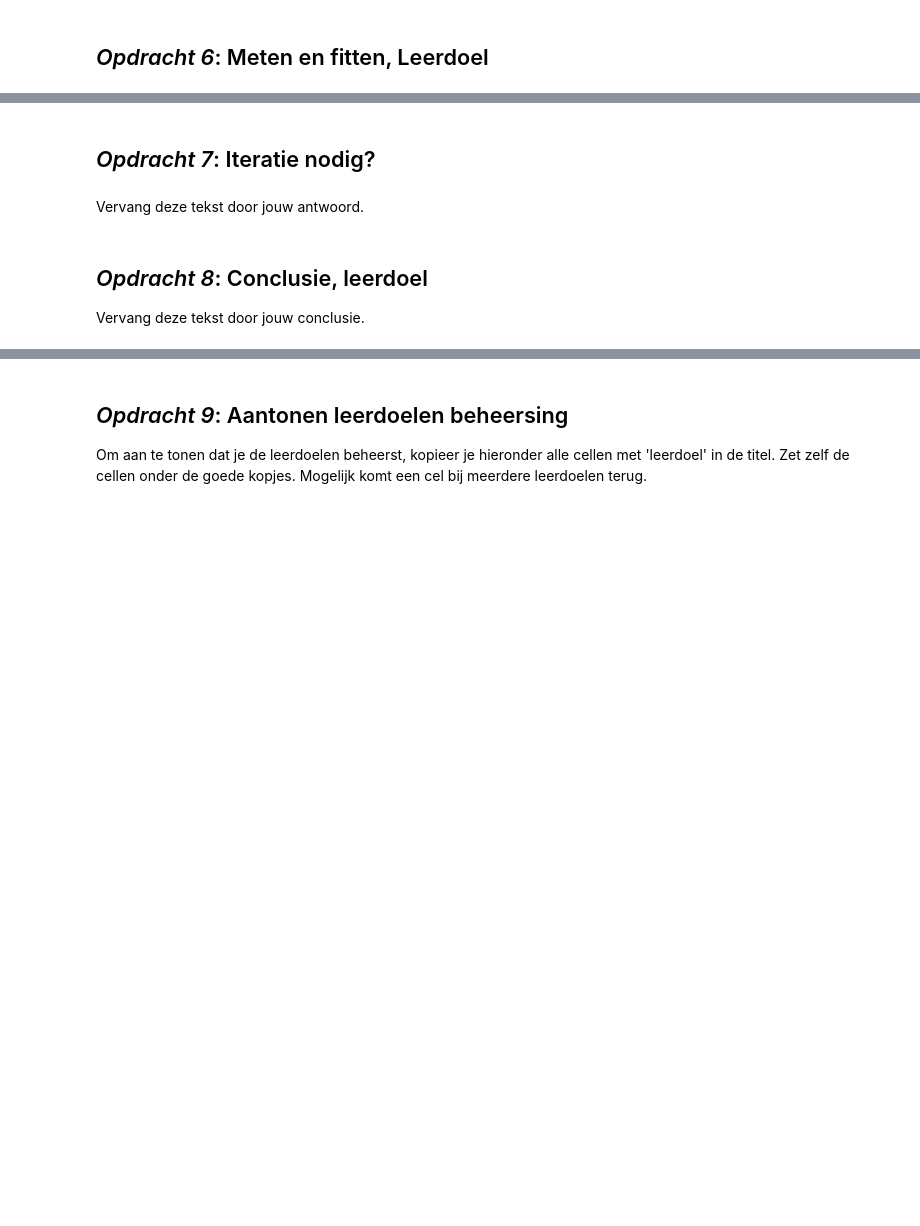
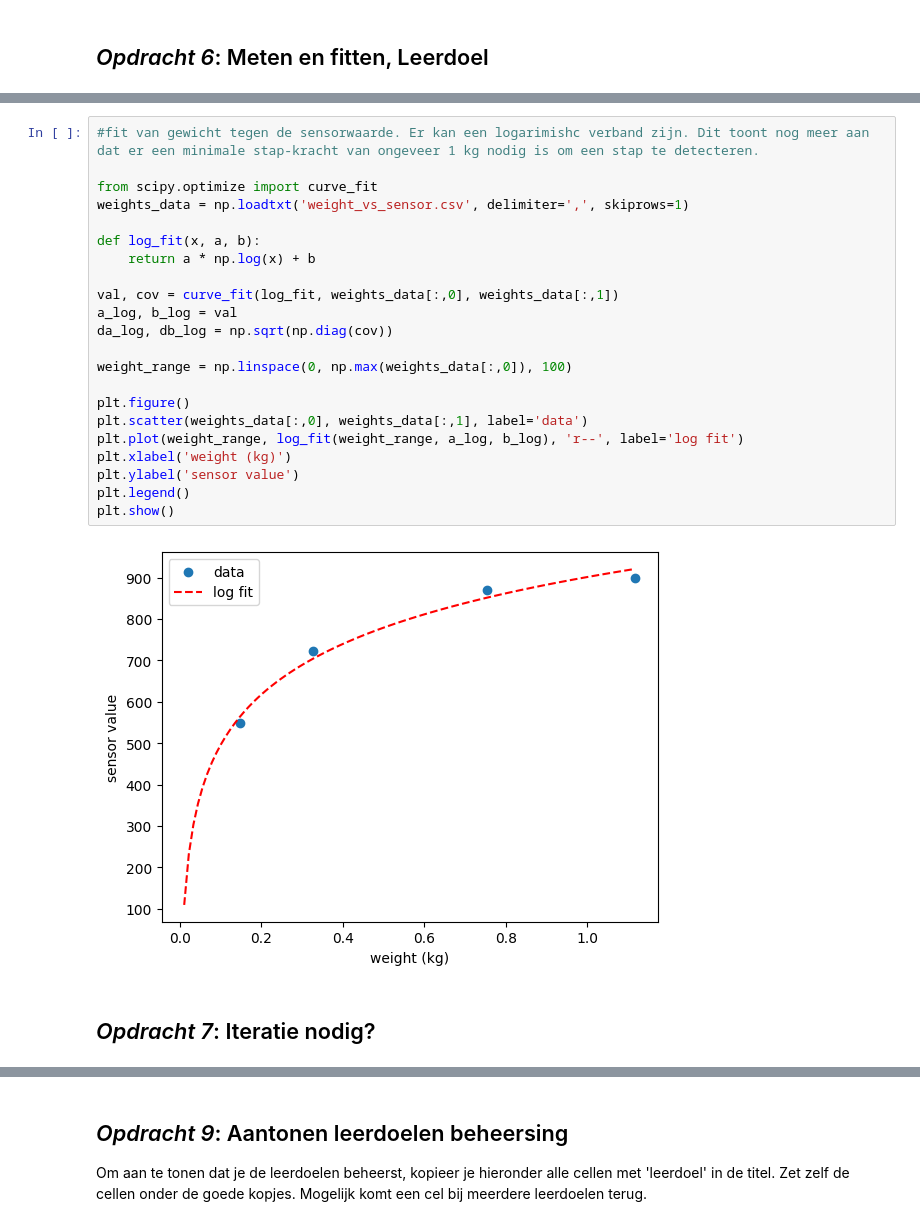
Before and after one commit to thijsspilt-bit/opdrachten-DEF-D-Thijs-Spilt, a Jupyter notebook: FysiekeOntwerpopdrachten/1KalibreerEenSensorDigitaalAnaloog/DEFOntwerpopdracht1KalibreerEenSensorInvulTemplate.ipynb, the cells around one changed output, grey strips where cells are left out. Drawn from its saved outputs; the diff is of its cells as text; blank space fills up the shorter version.

```diff
--- a/FysiekeOntwerpopdrachten/1KalibreerEenSensorDigitaalAnaloog/DEFOntwerpopdracht1KalibreerEenSensorInvulTemplate.ipynb
+++ b/FysiekeOntwerpopdrachten/1KalibreerEenSensorDigitaalAnaloog/DEFOntwerpopdracht1KalibreerEenSensorInvulTemplate.ipynb
@@ -67,8 +144,26 @@ Licht kort toe wat er in de foto te zien is.
+# %%
+#fit van gewicht tegen de sensorwaarde. Er kan een logarimishc verband zijn. Dit toont nog meer aan dat er een minimale stap-kracht van ongeveer 1 kg nodig is om een stap te detecteren.
+
+from scipy.optimize import curve_fit
+weights_data = np.loadtxt('weight_vs_sensor.csv', delimiter=',', skiprows=1)
+
+def log_fit(x, a, b):
+    return a * np.log(x) + b
+
+val, cov = curve_fit(log_fit, weights_data[:,0], weights_data[:,1])
+a_log, b_log = val
+da_log, db_log = np.sqrt(np.diag(cov))
+
+weight_range = np.linspace(0, np.max(weights_data[:,0]), 100)
+
+plt.figure()
+plt.scatter(weights_data[:,0], weights_data[:,1], label='data')
+plt.plot(weight_range, log_fit(weight_range, a_log, b_log), 'r--', label='log fit')
+plt.xlabel('weight (kg)')
+plt.ylabel('sensor value')
+plt.legend()
+plt.show()
+# %% [output]
+[figure, added]
 # %% [markdown]
 ## *Opdracht 7*: Iteratie nodig?
-# %% [markdown]
-Vervang deze tekst door jouw antwoord.
-# %% [markdown]
-## *Opdracht 8*: Conclusie, leerdoel
-
-Vervang deze tekst door jouw conclusie.
```
Also changed, not shown: parts of 20 cells of this notebook, 6 other files.
